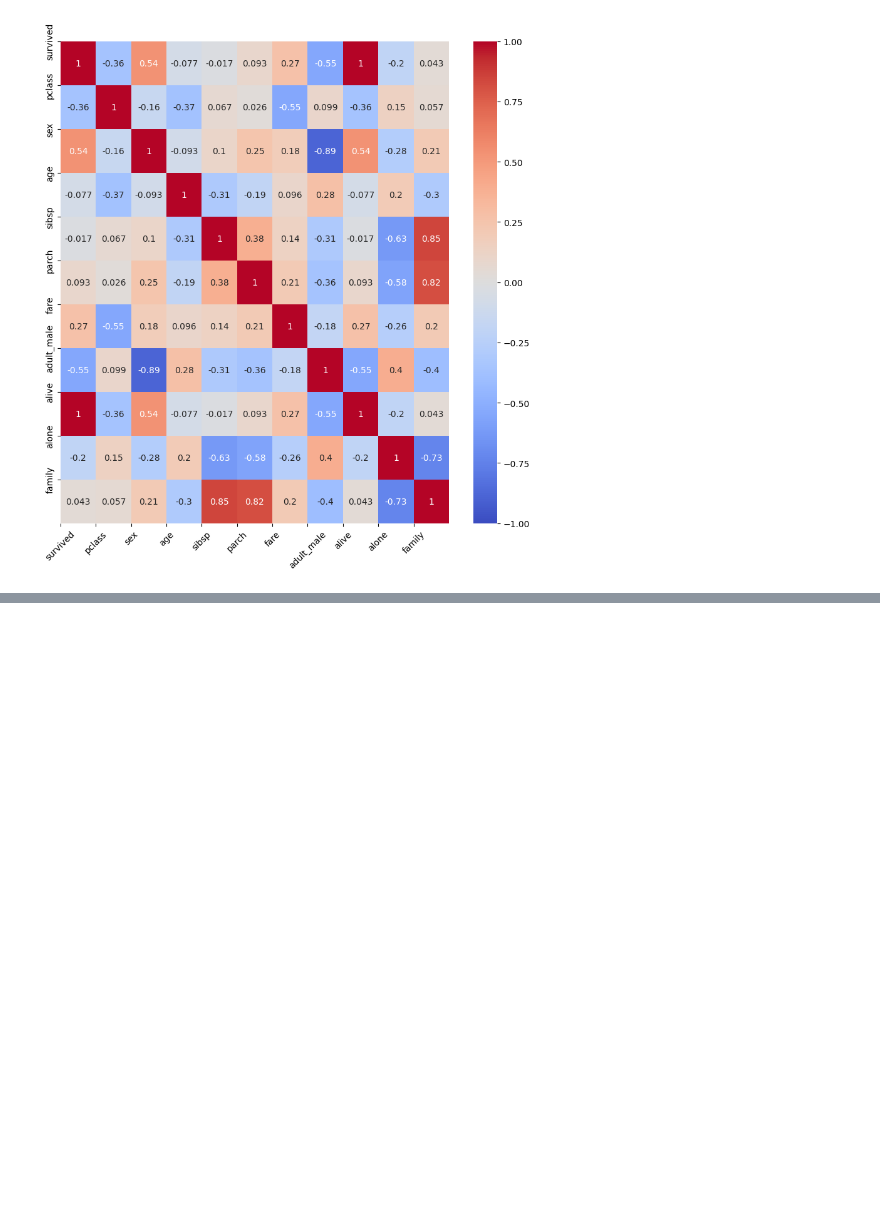
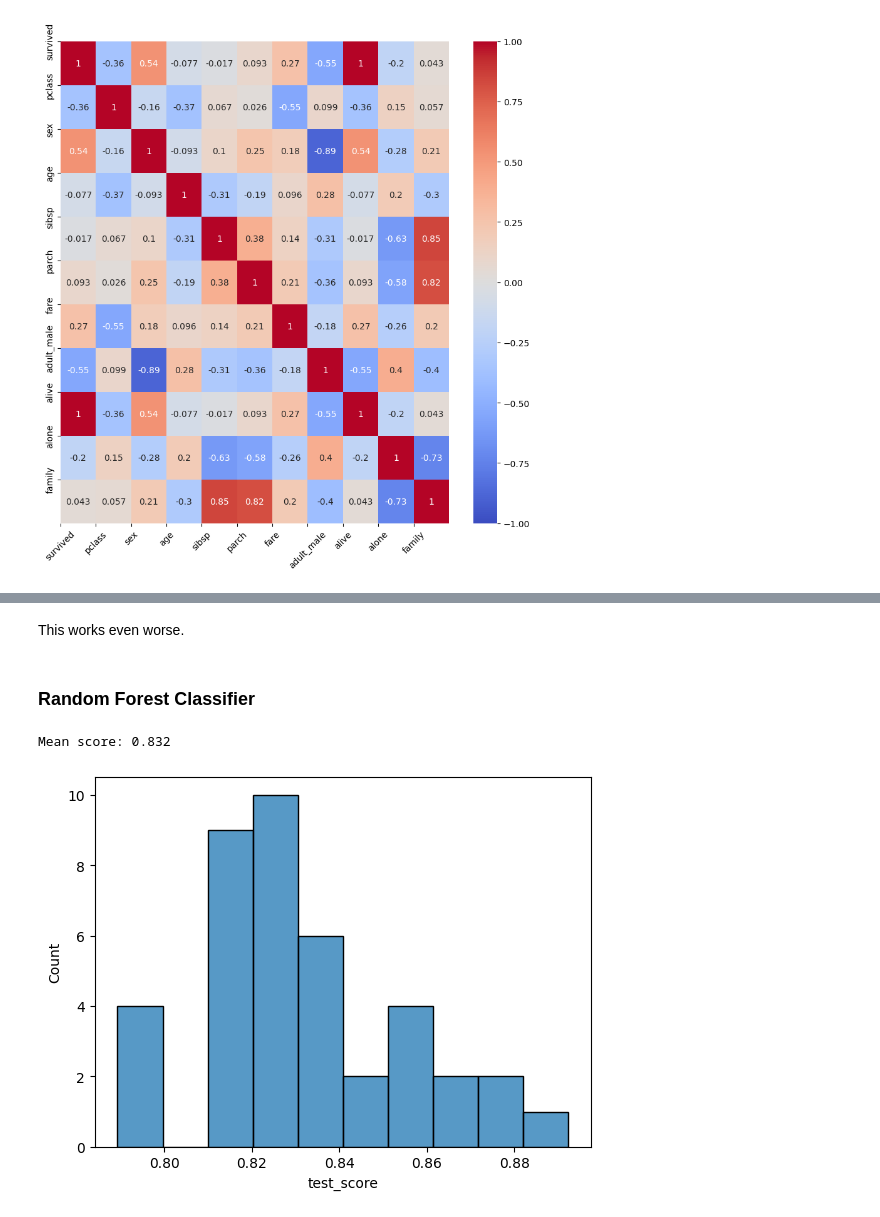
Before and after one commit to Lev1231254/analyzeTitanicData, a Jupyter notebook: analysis.ipynb, the cells around one changed output, grey strips where cells are left out. Saved outputs shown, nothing was run; the diff lists cells and outputs as text; code cells hidden in the pictures; blank space fills up the shorter version.

Commit message:
Add Random Forest. Change features a bit

```diff
--- a/analysis.ipynb
+++ b/analysis.ipynb
@@ -230,0 +236,26 @@ _ = sns.histplot(results["test_score"], bins=10)
+# %% [markdown]
+This works even worse.
+# %% [markdown]
+### Random Forest Classifier
+# %%
+from sklearn.ensemble import RandomForestClassifier
+
+model = make_pipeline(
+    RandomForestClassifier(
+        n_estimators=300,
+        max_depth=6,
+        min_samples_leaf=2,
+        random_state=0
+))
+
+#cross validation
+cv = ShuffleSplit(n_splits=40, test_size = 0.25, random_state=0)
+cross_validation_results = cross_validate(
+    model, X, y, cv=cv, scoring="accuracy")
+
+results = pd.DataFrame(cross_validation_results)
+_ = sns.histplot(results["test_score"], bins=10)
+print(f"Mean score: {results["test_score"].mean():.3f}")
+# %% [output]
+Mean score: 0.832
+[figure, added]
```
Also changed, not shown: parts of 11 cells of this notebook.
